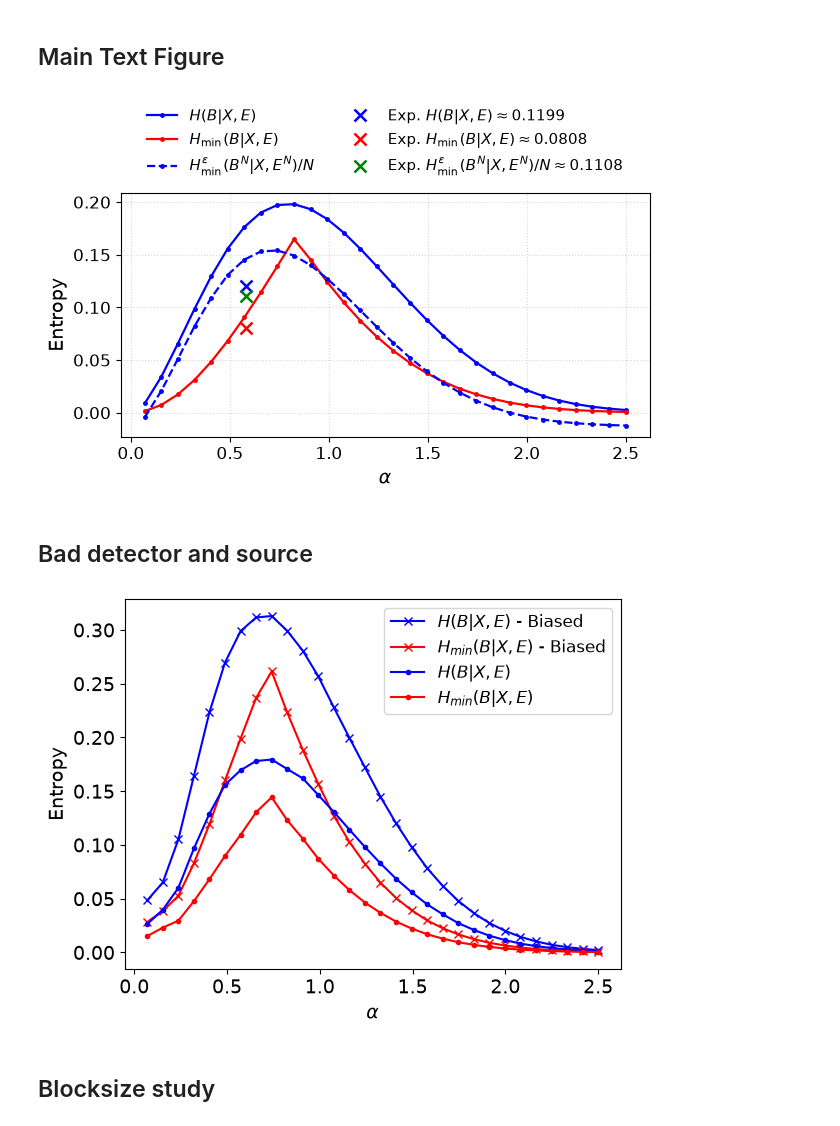
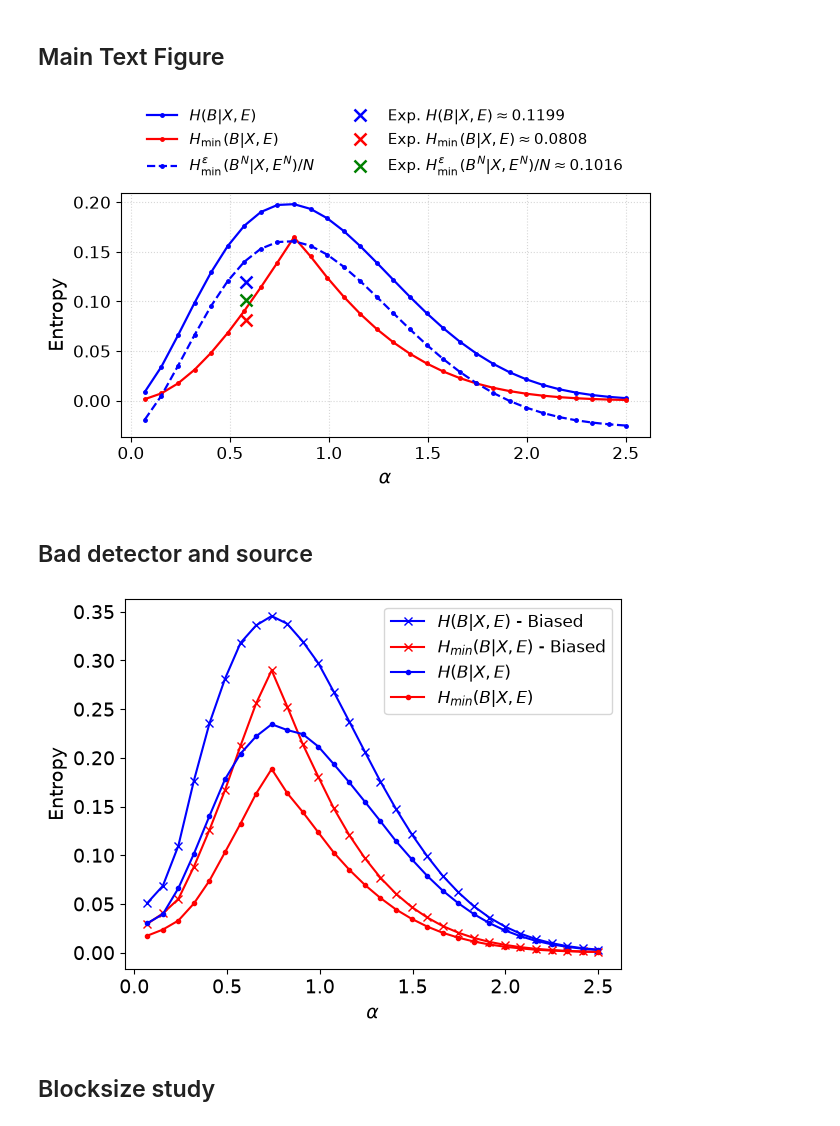
Before and after one commit to thmaoe/qrng-sdp-entropy-bounds, a Jupyter notebook: results_paper.ipynb, the cells around one changed output. Saved outputs shown, nothing was run; the diff lists cells and outputs as text; code cells hidden in the pictures.

```diff
--- a/results_paper.ipynb
+++ b/results_paper.ipynb
@@ -89,12 +89,11 @@ for alpha in alphas:
     res['shannon'].append(shannon)
     res['hmin'].append(hmin)
     res['deltas'].append(delta)
-    ps = []
-    H_theo, lambdas, Rs, cm = shannonLower.getHDual(delta, p, 7/8)
+    ps = [p]
     for i in range(4):
-        delta, p = simulation.doSimul(alpha, 7/8, '0', 10**7, 0.25, True)
+        _, p = simulation.doSimul(alpha, 7/8, '0', 10**7, 0.25, True)
         ps.append(p[0])
-    val = ShannonGEAT.getH3(ps, 10**7, lambdas, Rs, cm)
+    val = ShannonGEAT.Hgeat(ps, delta, 10**7, 0.95, "bff", 7/8)
     res['geat'].append(val)
 # %%
 fig, ax = plt.subplots(figsize=(6.2, 4.0))
@@ -133,36 +132,36 @@ ax.plot(
     label=r'Exp. $H_{\min}(B|X,E)\approx0.0808$'
 )
 
 ax.plot(
-    alpha_exp, 0.11087901354785644,
+    alpha_exp, 0.10166482557961125,
     marker='x', ms=8, mfc='none', mec='green', mew=1.8,
     linestyle='none',
-    label=r'Exp. $H_{\min}^{\varepsilon}(B^N|X,E^N)/N\approx0.1108$'
+    label=r'Exp. $H_{\min}^{\varepsilon}(B^N|X,E^N)/N\approx0.1016$'
 )
 
 ax.set_xlabel(r'$\alpha$', fontsize=14)
 ax.set_ylabel('Entropy', fontsize=14)
 
 ax.tick_params(axis='both', labelsize=12)
 ax.grid(ls=':', alpha=0.5)
 
 ax.legend(
     loc='lower center',
     bbox_to_anchor=(0.5, 1.01),
     ncol=2,
     fontsize=11,
     frameon=False
 )
 
 fig.tight_layout(pad=0.5)
 fig.savefig(
     "images/PhotonNumberRes.pdf",
     bbox_inches="tight"
 )
 ## green one different: blue dotted / red for BPSK, change name: finite statistics
 plt.show()
 # %% [output]
-[figure, old version]
+[figure, new version]
 # %% [markdown]
 ## Bad detector and source
 # %%
@@ -197,7 +196,7 @@ plt.savefig(
     bbox_inches="tight"
 )
 # %% [output]
-[figure, old version]
+[figure, new version]
 # %% [markdown]
 ## Blocksize study
 # %%
```
Also changed, not shown: parts of 44 cells of this notebook, 8 other files.
